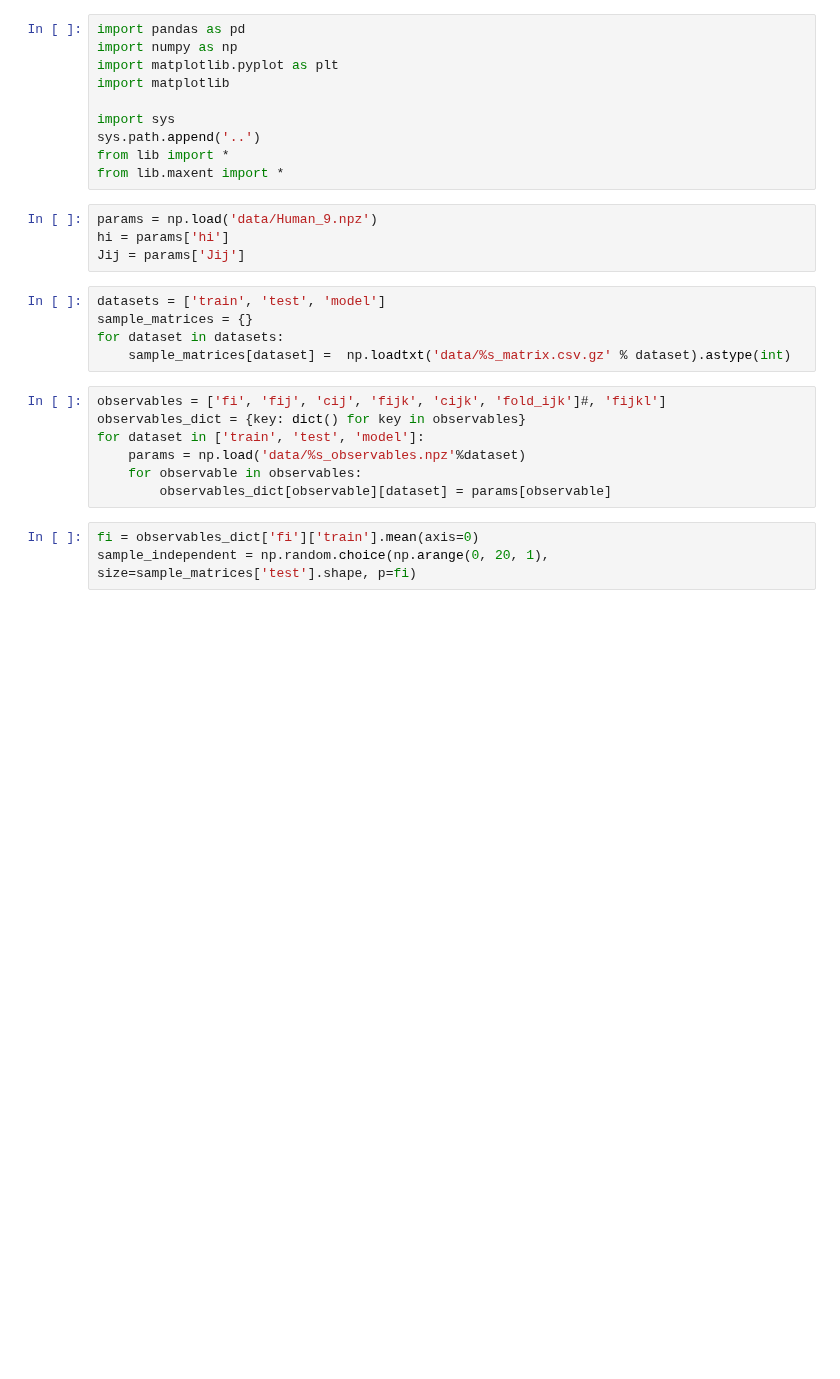
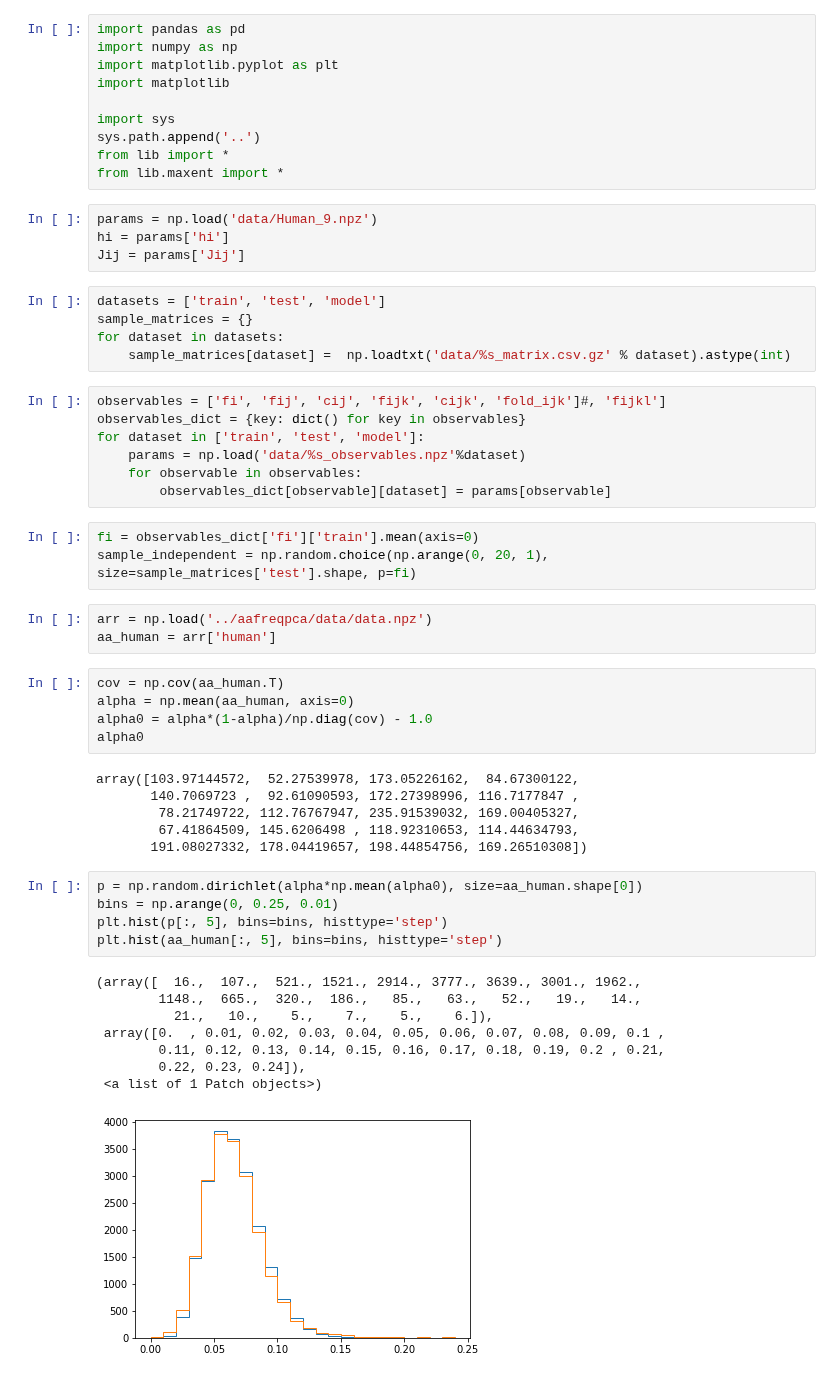
Before and after one commit to andim/peptidome, a Jupyter notebook: code/maxent/densityofstates.ipynb, the cells around one changed output. Drawn from its saved outputs; the diff is of its cells as text; blank space fills up the shorter version.

```diff
--- a/code/maxent/densityofstates.ipynb
+++ b/code/maxent/densityofstates.ipynb
@@ -27,3 +27,31 @@ for dataset in ['train', 'test', 'model']:
 # %%
 fi = observables_dict['fi']['train'].mean(axis=0)
 sample_independent = np.random.choice(np.arange(0, 20, 1), size=sample_matrices['test'].shape, p=fi)
+# %%
+arr = np.load('../aafreqpca/data/data.npz')
+aa_human = arr['human']
+# %%
+cov = np.cov(aa_human.T)
+alpha = np.mean(aa_human, axis=0)
+alpha0 = alpha*(1-alpha)/np.diag(cov) - 1.0
+alpha0
+# %% [output]
+array([103.97144572,  52.27539978, 173.05226162,  84.67300122,
+       140.7069723 ,  92.61090593, 172.27398996, 116.7177847 ,
+        78.21749722, 112.76767947, 235.91539032, 169.00405327,
+        67.41864509, 145.6206498 , 118.92310653, 114.44634793,
+       191.08027332, 178.04419657, 198.44854756, 169.26510308])
+# %%
+p = np.random.dirichlet(alpha*np.mean(alpha0), size=aa_human.shape[0])
+bins = np.arange(0, 0.25, 0.01)
+plt.hist(p[:, 5], bins=bins, histtype='step')
+plt.hist(aa_human[:, 5], bins=bins, histtype='step')
+# %% [output]
+(array([  16.,  107.,  521., 1521., 2914., 3777., 3639., 3001., 1962.,
+        1148.,  665.,  320.,  186.,   85.,   63.,   52.,   19.,   14.,
+          21.,   10.,    5.,    7.,    5.,    6.]),
+ array([0.  , 0.01, 0.02, 0.03, 0.04, 0.05, 0.06, 0.07, 0.08, 0.09, 0.1 ,
+        0.11, 0.12, 0.13, 0.14, 0.15, 0.16, 0.17, 0.18, 0.19, 0.2 , 0.21,
+        0.22, 0.23, 0.24]),
+ <a list of 1 Patch objects>)
+[figure, added]
```
Also changed, not shown: parts of 6 cells of this notebook, 6 other files.
